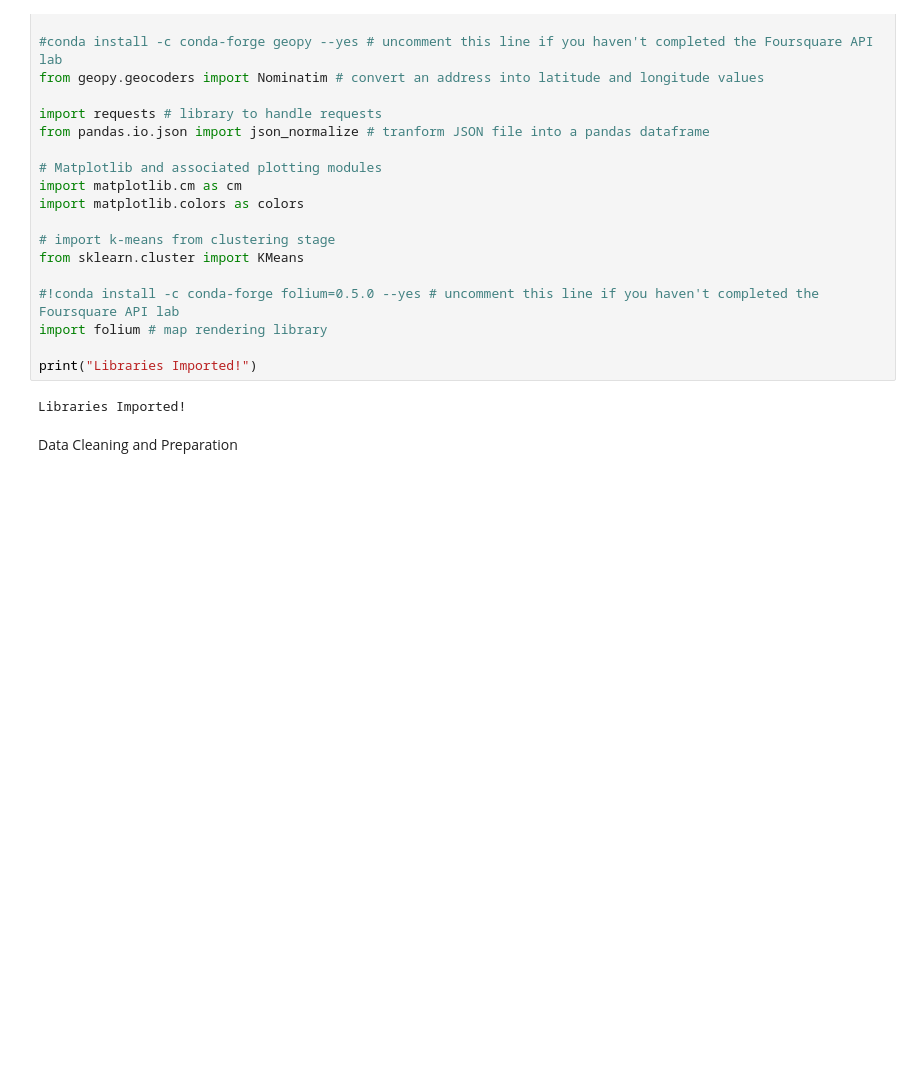
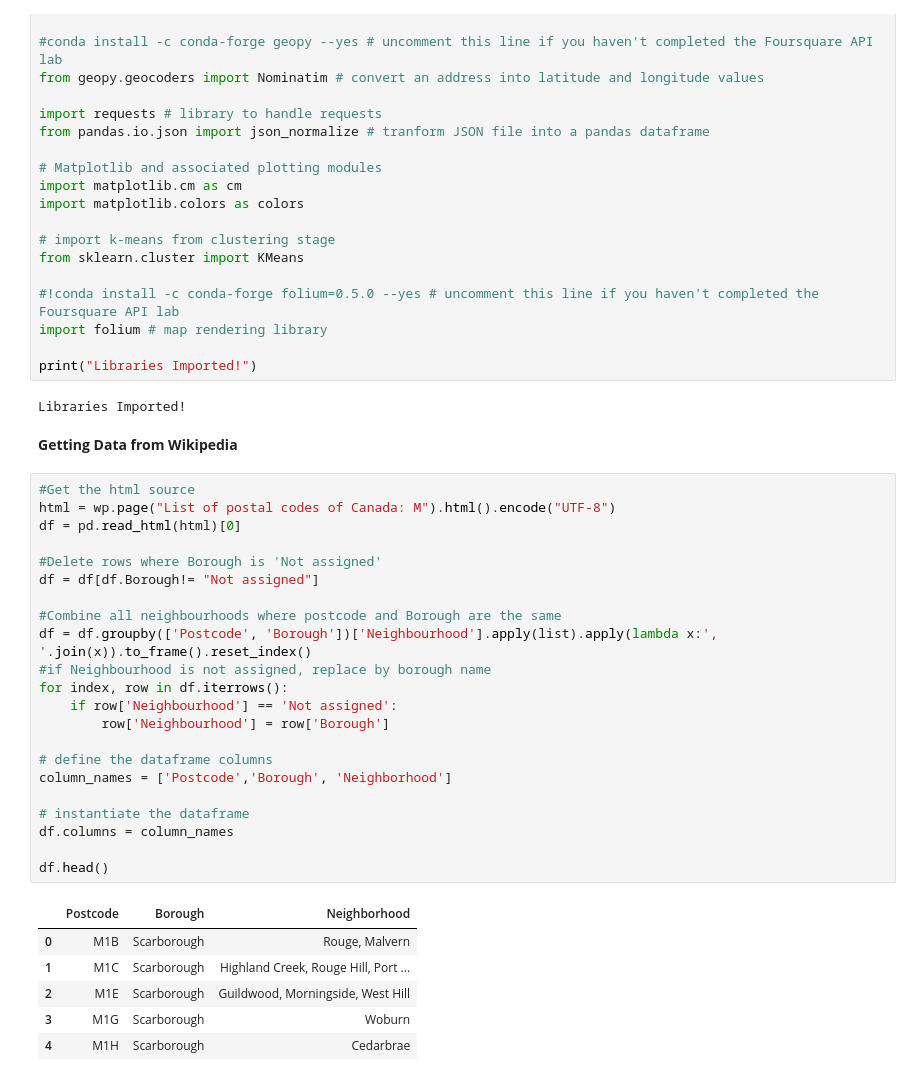
Before and after one commit to sregunath/Coursera_Capstone, a Jupyter notebook: Segmenting_Clustering.ipynb, the cells around one changed output. Cells and saved outputs as stored; diff of their text form; blank space fills up the shorter version.

```diff
--- a/Segmenting_Clustering.ipynb
+++ b/Segmenting_Clustering.ipynb
@@ -67,5 +67,34 @@ import folium # map rendering library
 print("Libraries Imported!")
 # %% [output]
 Libraries Imported!
-# %% [markdown]
-<font size="10">Data Cleaning and Preparation </font>
+# %% [markdown]
+<b>Getting Data from Wikipedia </b>
+# %%
+#Get the html source
+html = wp.page("List of postal codes of Canada: M").html().encode("UTF-8")
+df = pd.read_html(html)[0]
+
+#Delete rows where Borough is 'Not assigned'
+df = df[df.Borough!= "Not assigned"]
+
+#Combine all neighbourhoods where postcode and Borough are the same
+df = df.groupby(['Postcode', 'Borough'])['Neighbourhood'].apply(list).apply(lambda x:', '.join(x)).to_frame().reset_index()
+#if Neighbourhood is not assigned, replace by borough name
+for index, row in df.iterrows():
+    if row['Neighbourhood'] == 'Not assigned':
+        row['Neighbourhood'] = row['Borough']
+
+# define the dataframe columns
+column_names = ['Postcode','Borough', 'Neighborhood']
+
+# instantiate the dataframe
+df.columns = column_names
+
+df.head()
+# %% [output]
+|  | Postcode | Borough | Neighborhood |
+| 0 | M1B | Scarborough | Rouge, Malvern |
+| 1 | M1C | Scarborough | Highland Creek, Rouge Hill, Port ... |
+| 2 | M1E | Scarborough | Guildwood, Morningside, West Hill |
+| 3 | M1G | Scarborough | Woburn |
+| 4 | M1H | Scarborough | Cedarbrae |
```
Also changed, not shown: parts of 6 cells of this notebook.
